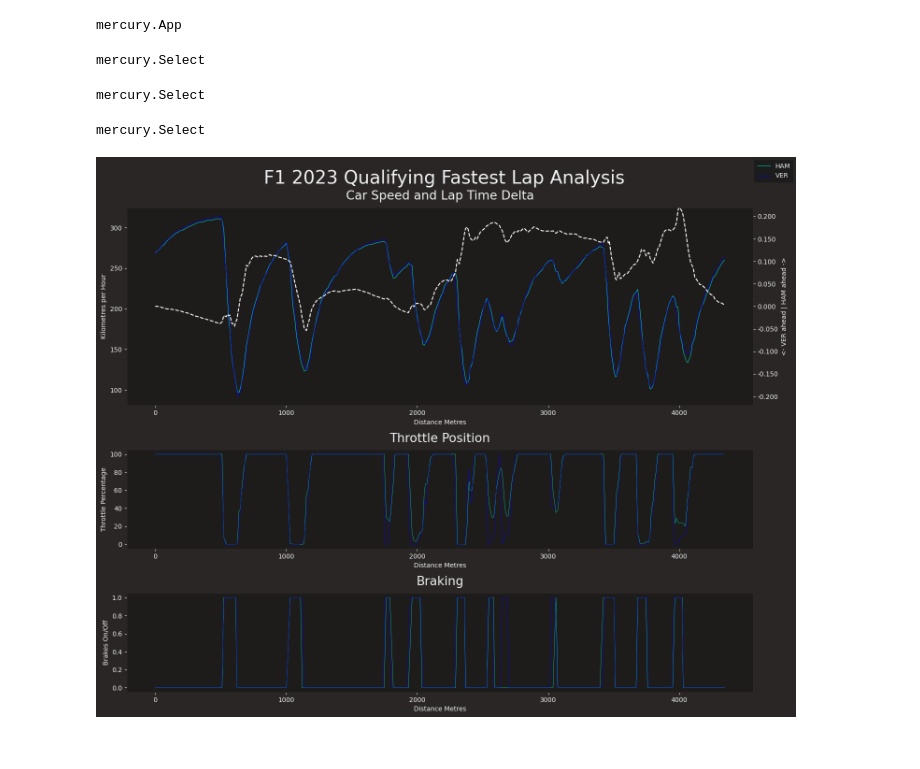
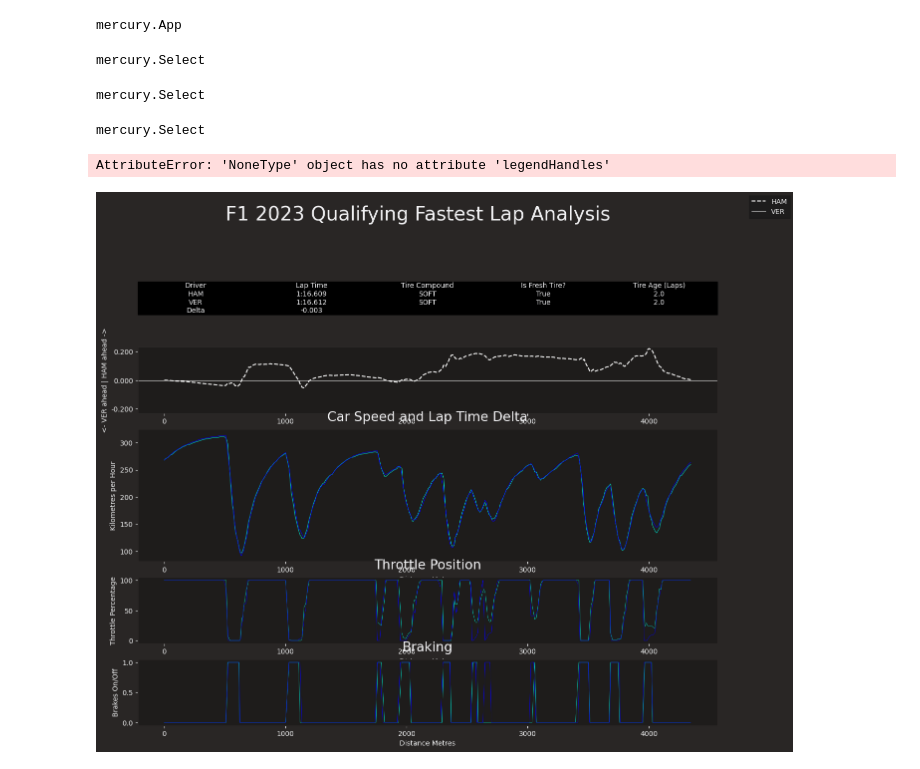
Before and after one commit to jonathanslau/jon_jupyter_projects, a Jupyter notebook: fastf1_qualifying_lap_analysis.ipynb, the cells around one changed output. Saved outputs shown, nothing was run; the diff lists cells and outputs as text; code cells hidden in the pictures.

```diff
--- a/fastf1_qualifying_lap_analysis.ipynb
+++ b/fastf1_qualifying_lap_analysis.ipynb
@@ -82,8 +82,28 @@ def custom_delta_time(ref_lap, comp_lap):
 
     return delta
 
+
 def get_driver_abb(driver_name):
     return get_keys_from_value(plotting.DRIVER_TRANSLATE, driver_name.lower())
+
+
+def format_laptime(timedelta):
+    minutes, seconds = divmod(timedelta.seconds, 60)
+    seconds = seconds + timedelta.microseconds / 1000000
+
+    return f"{int(minutes)}:{'{:.3f}'.format(seconds)}"
+
+
+def generate_infographic(ref_lap, comp_lap):
+    delta = round(ref_lap['LapTime'].total_seconds() - comp_lap['LapTime'].total_seconds(), 3)
+    info = {'Driver': [ref_lap['Driver'], comp_lap['Driver'], 'Delta'],
+        'Lap Time': [format_laptime(ref_lap['LapTime']), format_laptime(comp_lap['LapTime']), delta],
+        'Tire Compound': [ref_lap['Compound'], comp_lap['Compound'], None],
+        'Is Fresh Tire?': [ref_lap['FreshTyre'], comp_lap['FreshTyre'], None],
+        'Tire Age (Laps)': [ref_lap['TyreLife'], comp_lap['TyreLife'], '']
+        }
+
+    return pd.DataFrame(data=info)
 # %%
 def draw_telemetry_analysis(ref_driver, comp_driver):
     """
@@ -119,35 +139,48 @@ def draw_telemetry_analysis(ref_driver, comp_driver):
     delta_time = custom_delta_time(ref_tel, comp_tel)
 
     # set up figure and subplots
-    fig, (ax1, ax2, ax4) = plt.subplots(3, 1, gridspec_kw={'height_ratios': [2, 1, 1]}, figsize=(15,12))
+    fig, (ax0, ax1, ax2, ax3, ax4) = plt.subplots(5, 1, gridspec_kw={'height_ratios': [1, 1, 2, 1, 1]}, figsize=(15,12))
 
     fig.suptitle('F1 2023 Qualifying Fastest Lap Analysis', fontsize=28)
 
+    # printed table
+
+    info_df = generate_infographic(ref_lap, comp_lap)
+    ax0.table(cellText=info_df.values, colLabels=info_df.columns, loc='center',
+        cellColours=[['black'] * 5, ['black'] * 5, ['black'] * 5],
+        colColours=['black'] * 5,
+        cellLoc='center'
+        )
+    ax0.axis('off')
+
+
+    # lap time delta
+    # ax3 = ax1.twinx()
+    ax1.plot(ref_tel['Distance'], delta_time, '--', color='white')
+    ax1.set_ylabel(f"<- {comp_lap.Driver} ahead | {ref_lap.Driver} ahead ->")
+    ax1.set_ylim(-delta_time.abs().max() - 0.01, delta_time.abs().max() + 0.01)
+    ax1.yaxis.set_major_formatter(FormatStrFormatter('%.3f'))
+    ax1.axhline(y=0, color='white', linestyle='-', linewidth=0.75)
+
     # speed
-    ax1.plot(ref_tel['Distance'], ref_tel['Speed'],
+    ax2.plot(ref_tel['Distance'], ref_tel['Speed'],
             color=ref_color, linewidth=0.75)
-    ax1.plot(comp_tel['Distance'], comp_tel['Speed'],
+    ax2.plot(comp_tel['Distance'], comp_tel['Speed'],
             color=comp_color, linewidth=0.75)
 
-    ax1.set_title('Car Speed and Lap Time Delta')
-    ax1.set_ylabel('Kilometres per Hour')
-    ax1.set_xlabel('Distance Metres')
+    ax2.set_title('Car Speed and Lap Time Delta')
+    ax2.set_ylabel('Kilometres per Hour')
+    ax2.set_xlabel('Distance Metres')
 
     # throttle
-    ax2.plot(ref_tel['Distance'], ref_tel['Throttle'],
+    ax3.plot(ref_tel['Distance'], ref_tel['Throttle'],
             color=ref_color, linewidth=0.5)
-    ax2.plot(comp_tel['Distance'], comp_tel['Throttle'],
+    ax3.plot(comp_tel['Distance'], comp_tel['Throttle'],
             color=comp_color, linewidth=0.5)
-    ax2.set_title('Throttle Position')
-    ax2.set_ylabel('Throttle Percentage')
-    ax2.set_xlabel('Distance Metres')
+    ax3.set_title('Throttle Position')
+    ax3.set_ylabel('Throttle Percentage')
+    ax3.set_xlabel('Distance Metres')
 
-    # lap time delta
-    ax3 = ax1.twinx()
-    ax3.plot(ref_tel['Distance'], delta_time, '--', color='white')
-    ax3.set_ylabel(f"<- {comp_lap.Driver} ahead | {ref_lap.Driver} ahead ->")
-    ax3.set_ylim(-delta_time.max(), delta_time.max())
-    ax3.yaxis.set_major_formatter(FormatStrFormatter('%.3f'))
 
     # brake
     ax4.plot(ref_tel['Distance'], ref_tel['Brake'],
@@ -159,34 +192,37 @@ def draw_telemetry_analysis(ref_driver, comp_driver):
     ax4.set_xlabel('Distance Metres')
 
     # finish
+    # ax2.legend()
     fig.legend([ref_lap.Driver, comp_lap.Driver])
+
     plt.tight_layout()
     plt.show()
 
 # get schedule
 schedule = fastf1.get_event_schedule(2023, include_testing=False)
 
 app = mr.App(title='2023 F1 Qualifying Lap Telemetry Analysis',
              description='Visualize telemetry for the fastest F1 qualifying laps',
              show_code=False)
 
 event_choices = schedule[(schedule['EventDate'] < datetime.now())]['EventName']
 
 event = mr.Select(label='Grand Prix to Analyze', choices=event_choices,
                        value='Hungarian Grand Prix')
 
 session = init_fastf1(2023, event.value)
 
 driver_list = get_driver_abb_list(session, event.value)
 
 ref_driver = mr.Select(label='Select reference driver', choices=driver_list, value='Lewis Hamilton')
 comp_driver = mr.Select(label='Select comparison driver', choices=driver_list, value='Max Verstappen')
 
 draw_telemetry_analysis(ref_driver.value, comp_driver.value)
 # %% [output]
 mercury.App
 mercury.Select
 mercury.Select
 mercury.Select
+AttributeError: 'NoneType' object has no attribute 'legendHandles'
-[figure, old version]
+[figure, new version]
 # %%
```
Also changed, not shown: parts of 3 cells of this notebook.
